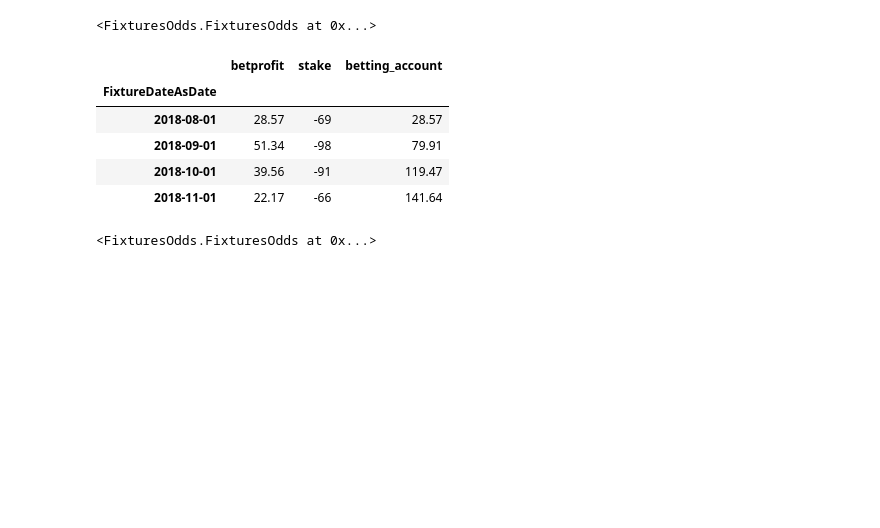
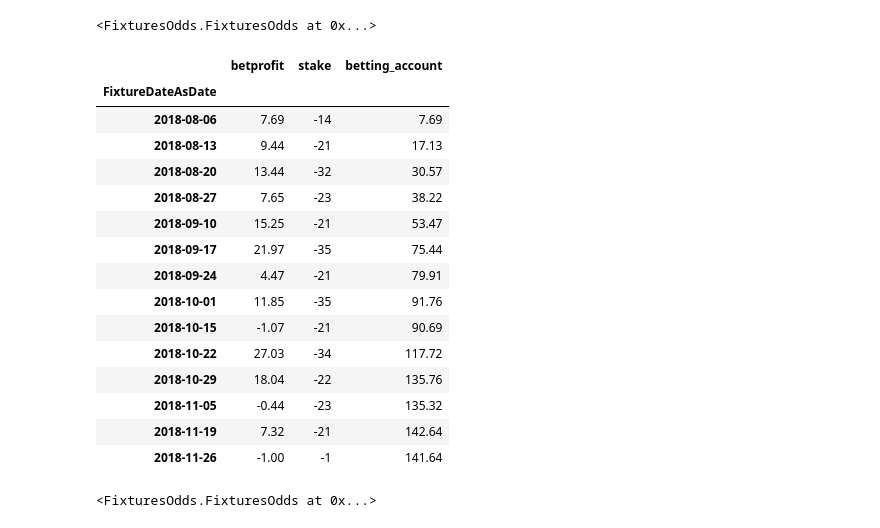
Before and after one commit to wormwood/football, a Jupyter notebook: BettingOnDrawsStrategy.ipynb, the cells around one changed output. Saved outputs shown, nothing was run; the diff lists cells and outputs as text; code cells hidden in the pictures; blank space fills up the shorter version.

```diff
--- a/BettingOnDrawsStrategy.ipynb
+++ b/BettingOnDrawsStrategy.ipynb
@@ -56,14 +56,24 @@ fix_pred.filter_by_col('season',2018).filter_by_col('leagueid', [1,2])
 # %% [output]
 <FixturesOdds.FixturesOdds at 0x...>
 # %%
-summary(fix_pred, 'M')
+summary(fix_pred, 'W')
 # %% [output]
 |  | betprofit | stake | betting_account |
 | FixtureDateAsDate |  |  |  |
-| 2018-08-01 | 28.57 | -69 | 28.57 |
-| 2018-09-01 | 51.34 | -98 | 79.91 |
-| 2018-10-01 | 39.56 | -91 | 119.47 |
-| 2018-11-01 | 22.17 | -66 | 141.64 |
+| 2018-08-06 | 7.69 | -14 | 7.69 |
+| 2018-08-13 | 9.44 | -21 | 17.13 |
+| 2018-08-20 | 13.44 | -32 | 30.57 |
+| 2018-08-27 | 7.65 | -23 | 38.22 |
+| 2018-09-10 | 15.25 | -21 | 53.47 |
+| 2018-09-17 | 21.97 | -35 | 75.44 |
+| 2018-09-24 | 4.47 | -21 | 79.91 |
+| 2018-10-01 | 11.85 | -35 | 91.76 |
+| 2018-10-15 | -1.07 | -21 | 90.69 |
+| 2018-10-22 | 27.03 | -34 | 117.72 |
+| 2018-10-29 | 18.04 | -22 | 135.76 |
+| 2018-11-05 | -0.44 | -23 | 135.32 |
+| 2018-11-19 | 7.32 | -21 | 142.64 |
+| 2018-11-26 | -1.00 | -1 | 141.64 |
 # %%
 # now we will exclude fixtures where the predicted result is less than 0.5
 # %%
```
Also changed, not shown: parts of 7 cells of this notebook, 11 other files.
